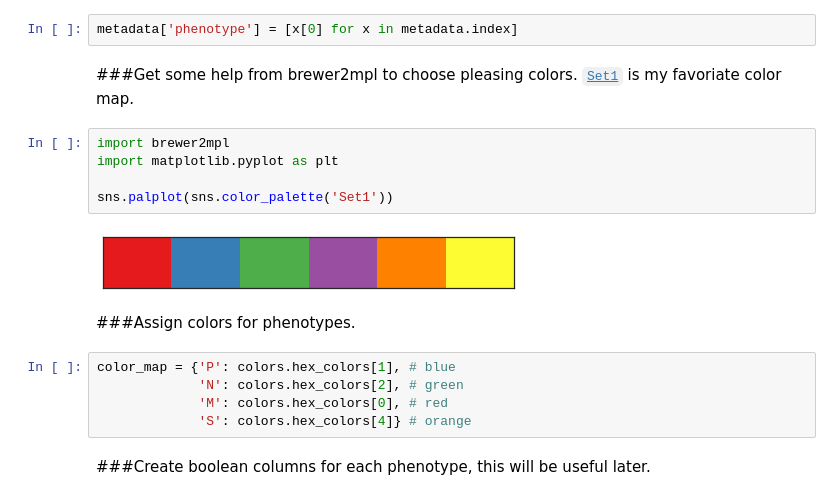
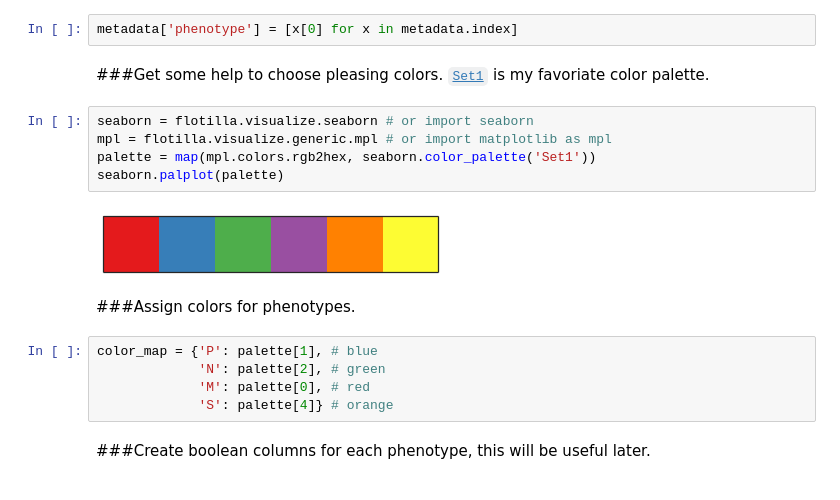
Before and after one commit to YeoLab/flotilla, a Jupyter notebook: demo/examples/1_Create A New Study.ipynb, the cells around one changed output. Drawn from its saved outputs; the diff is of its cells as text.

```diff
--- a/demo/examples/1_Create A New Study.ipynb
+++ b/demo/examples/1_Create A New Study.ipynb
@@ -159,21 +162,22 @@ metadata['pooled_samples'].ix[['P_M2nd_33', 'P_M2nd_34',
 # %%
 metadata['phenotype'] = [x[0] for x in metadata.index]
 # %% [markdown]
-###Get some help from brewer2mpl to choose pleasing colors. [`Set1`](http://matplotlib.org/examples/color/colormaps_reference.html) is my favoriate color map.
+
+###Get some help to choose pleasing colors. [`Set1`](http://matplotlib.org/examples/color/colormaps_reference.html) is my favoriate color palette.
-# %%
-import brewer2mpl
-import matplotlib.pyplot as plt
-
-sns.palplot(sns.color_palette('Set1'))
-# %% [output]
-[figure, removed]
+# %%
+seaborn = flotilla.visualize.seaborn # or import seaborn
+mpl = flotilla.visualize.generic.mpl # or import matplotlib as mpl
+palette = map(mpl.colors.rgb2hex, seaborn.color_palette('Set1'))
+seaborn.palplot(palette)
+# %% [output]
+[figure, added]
 # %% [markdown]
 ###Assign colors for phenotypes.
 # %%
-color_map = {'P': colors.hex_colors[1], # blue
-             'N': colors.hex_colors[2], # green
-             'M': colors.hex_colors[0], # red
-             'S': colors.hex_colors[4]} # orange
+color_map = {'P': palette[1], # blue
+             'N': palette[2], # green
+             'M': palette[0], # red
+             'S': palette[4]} # orange
 # %% [markdown]
 ###Create boolean columns for each phenotype, this will be useful later.
 # %%
```
Also changed, not shown: parts of 19 cells of this notebook.
